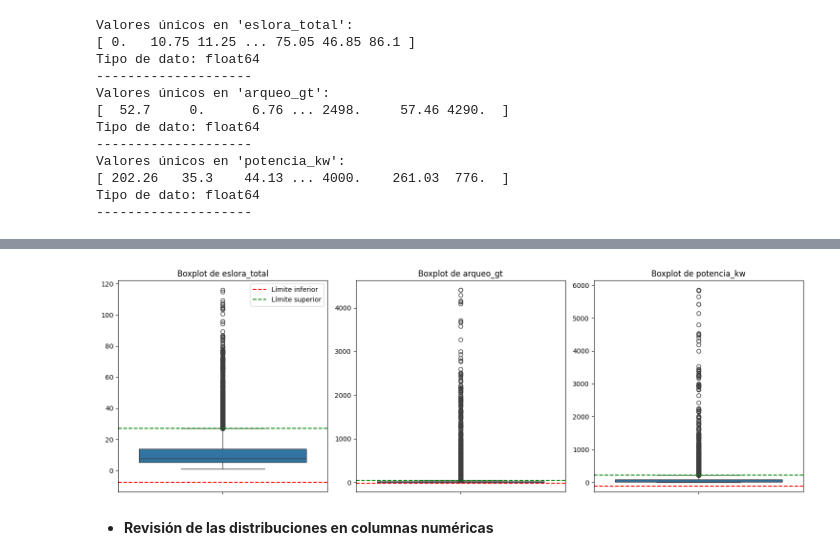
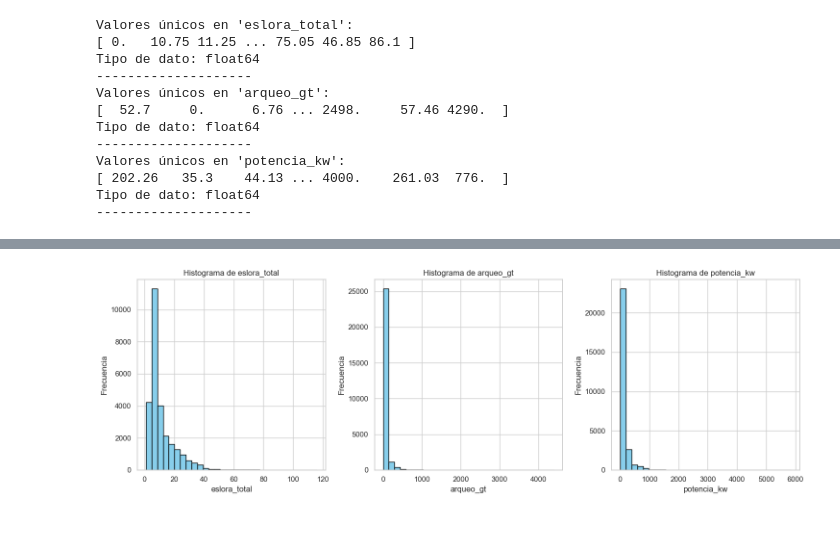
Before and after one commit to LucasZV/tipologia_PR2, a Jupyter notebook: Limpieza-datos_v2.ipynb, the cells around one changed output, grey strips where cells are left out. Drawn from its saved outputs; the diff is of its cells as text; code cells hidden in the pictures; blank space fills up the shorter version.

```diff
--- a/Limpieza-datos_v2.ipynb
+++ b/Limpieza-datos_v2.ipynb
@@ -369,4 +490,4 @@ En **Censo por modalidad**, cada valor combinaba el tipo de arte de pesca con la
 columnas_a_eliminar = ['IMO', 'IRCS','matricula', 'estado', 'potencia', 'puerto_base', 'admin_registro', 'censo_modalidad', 'capacidad_no_aportable', 'tipo_auxiliar', 'Código Postal']
 
 # Eliminar las columnas del DataFrame
-data_1 = data.drop(columns=columnas_a_eliminar)
+data_1 = data_imputed.drop(columns=columnas_a_eliminar)
@@ -450,0 +498,17 @@ Tras la imputación, los valores cero y NaN desaparecieron por completo en las c
+# %%
+# Fecha de hoy
+hoy = pd.to_datetime("today").normalize()
+
+# Crear la columna Edad_buque según el estado del buque
+data_1['Edad_buque'] = data_1.apply(
+    lambda row: (row['fc_estado'] - row['fc_alta_rgfp']).days // 365
+    if row['estado_rgfp'] == 'Baja Definitiva'
+    else (hoy - row['fc_alta_rgfp']).days // 365,
+    axis=1
+)
+
+# Verificación
+data_1[
+    (data_1['estado_rgfp'].str.contains('Alta', case=False)) &
+    (data_1['fc_alta_rgfp'] != data_1['fc_estado'])
+]
@@ -451,38 +578,21 @@ Tras la imputación, los valores cero y NaN desaparecieron por completo en las c
 # %%
 # Selección de columnas numéricas
 numeric_cols = ['eslora_total', 'arqueo_gt', 'potencia_kw']
 
-# Crear una figura con subplots
+# Crear histogramas para cada variable
 fig, axes = plt.subplots(nrows=1, ncols=len(numeric_cols), figsize=(15, 5))
 
-# Crear un boxplot para cada variable con líneas del IQR
 for i, col in enumerate(numeric_cols):
-    # Calcular los cuartiles y el IQR
-    Q1 = data_imputed[col].quantile(0.25)
-    Q3 = data_imputed[col].quantile(0.75)
-    IQR = Q3 - Q1
-    lower_bound = Q1 - 1.5 * IQR
-    upper_bound = Q3 + 1.5 * IQR
-
-    # Crear boxplot
-    sns.boxplot(y=data_imputed[col], ax=axes[i])
-    axes[i].axhline(lower_bound, color='red', linestyle='--', label='Límite inferior')
-    axes[i].axhline(upper_bound, color='green', linestyle='--', label='Límite superior')
-    axes[i].set_title(f'Boxplot de {col}')
-    axes[i].set_xlabel('')
-    axes[i].set_ylabel('')
-
-    # Añadir leyenda solo al primer gráfico
-    if i == 0:
-        axes[i].legend()
+    axes[i].hist(data_1[col], bins=30, color='skyblue', edgecolor='black')
+    axes[i].set_title(f'Histograma de {col}')
+    axes[i].set_xlabel(col)
+    axes[i].set_ylabel('Frecuencia')
 
 plt.tight_layout()
 
 # Guardar figura
-fig.savefig("./figures/boxplots.png")
+fig.savefig("./figures/histogramas.png")
 
 plt.show()
 # %% [output]
-[figure, old version]
+[figure, new version]
-# %% [markdown]
-* **Revisión de las distribuciones en columnas numéricas**
```
Also changed, not shown: parts of 70 cells of this notebook, 6 other files.
